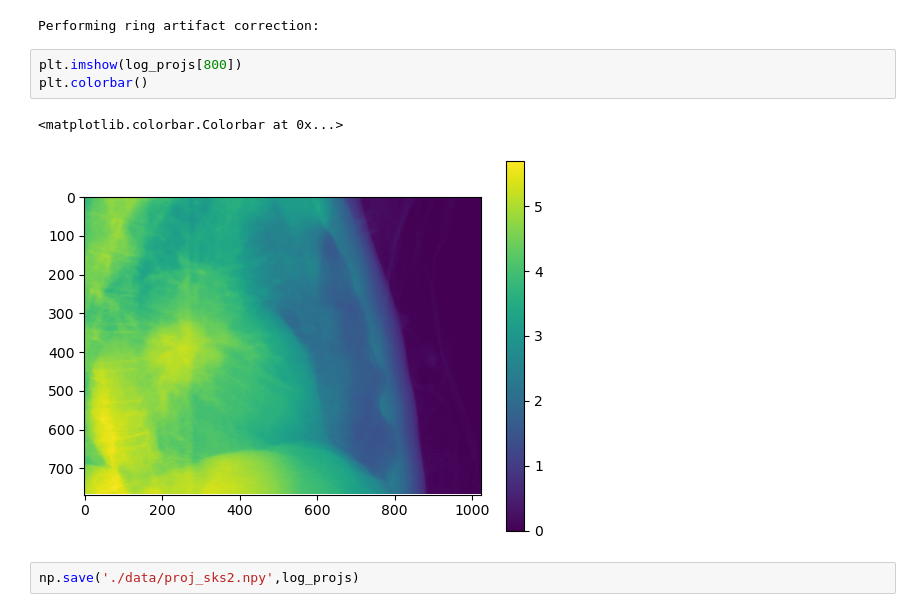
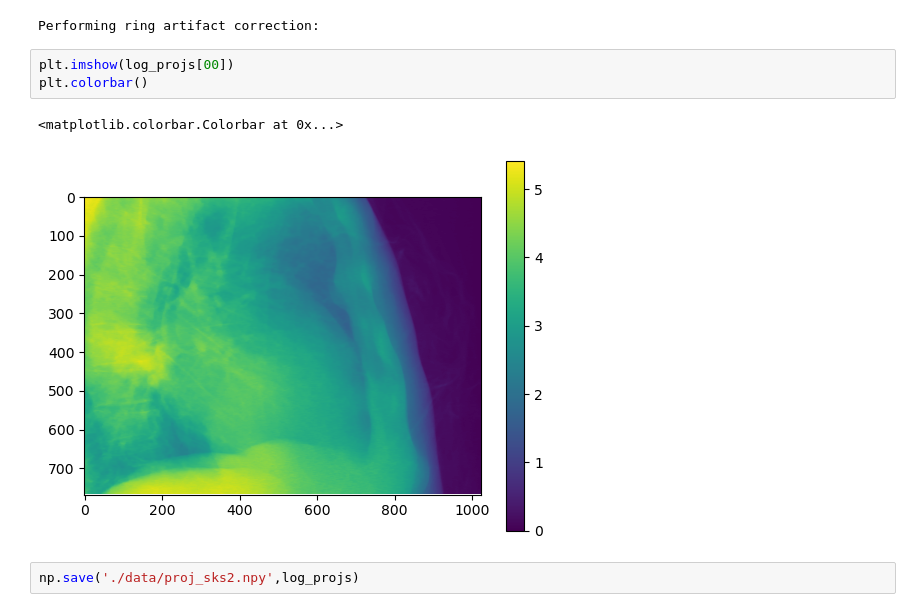
Before and after one commit to CERN/TIGRE, a Jupyter notebook: varianTest.ipynb, the cells around one changed output. Drawn from its saved outputs; the diff is of its cells as text.

```diff
--- a/varianTest.ipynb
+++ b/varianTest.ipynb
@@ -20,11 +17,11 @@ Performing ASKS scatter correction:
 Performing log normalization:
 Performing ring artifact correction:
 # %%
-plt.imshow(log_projs[800])
+plt.imshow(log_projs[00])
 plt.colorbar()
 # %% [output]
 <matplotlib.colorbar.Colorbar at 0x...>
-[figure, old version]
+[figure, new version]
 # %%
 np.save('./data/proj_sks2.npy',log_projs)
 # %%
```
Also changed, not shown: parts of 2 cells of this notebook, 2 other files.
